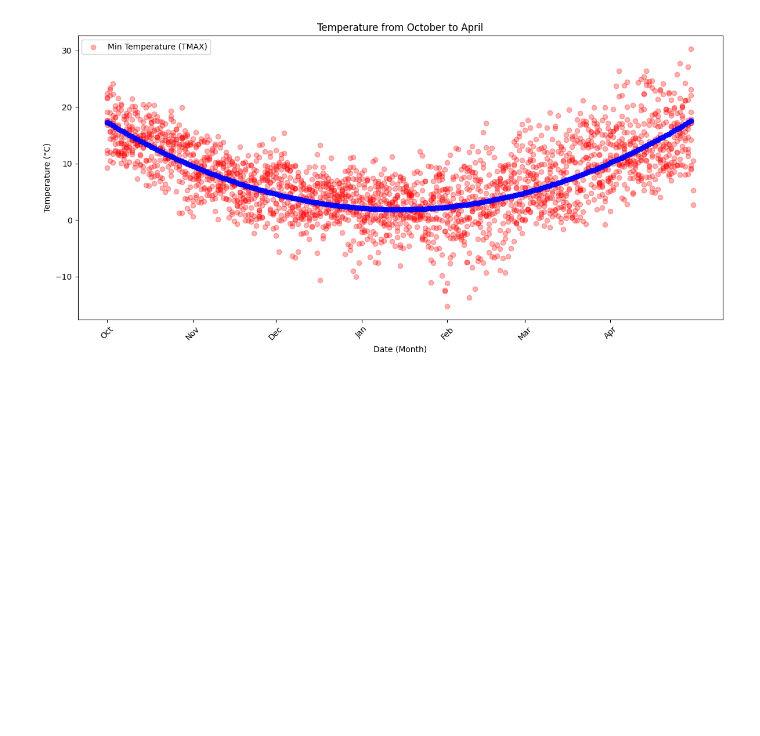
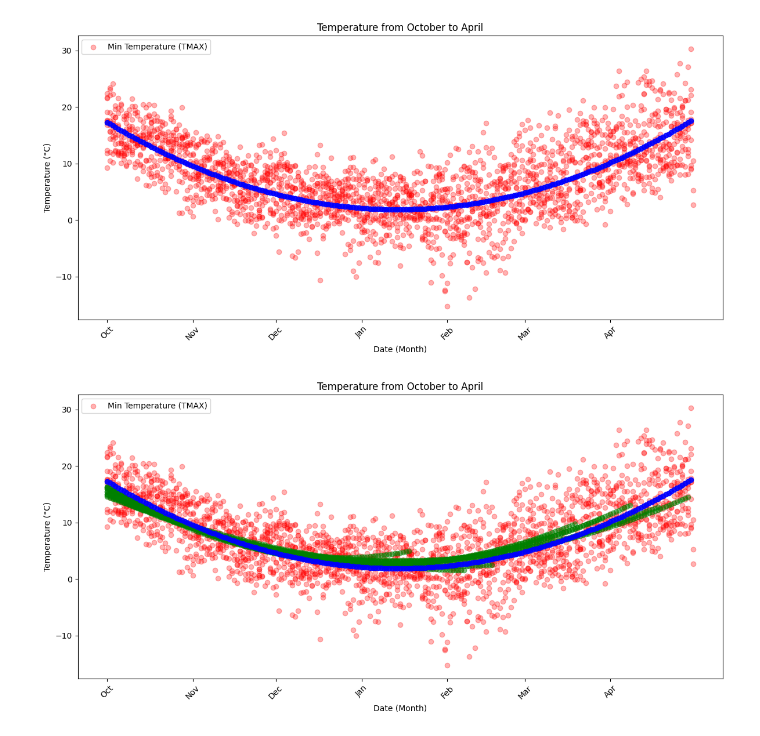
Before and after one commit to BegisM/Contribution-to-Climate-Change-Research, a Jupyter notebook: main_file.ipynb, the cells around one changed output. Drawn from its saved outputs; the diff is of its cells as text; code cells hidden in the pictures; blank space fills up the shorter version.

```diff
--- a/main_file.ipynb
+++ b/main_file.ipynb
@@ -69,11 +69,16 @@ data_1990 = get_single_season_data(1990)
 def check_difference(X, Y, y_mu, y_sigma, x_mu, x_sigma,
                      first_april_temp, first_april_index):
     difference = []
+    W = []
+    B = []
     for i in range(1, 106):
         w, b = train_model(X[:106+i], Y[:106+i])
         if i < 10:
             continue
         diff = []
+        if i % 10 == 0 or i == 105:
+            W.append(w)
+            B.append(b)
         for j in range(0, i):
             temp_prediction = w[0] * X[106+j, 0] + w[1] * X[106+j, 1] + b
             temp_prediction = temp_prediction * y_sigma + y_mu
@@ -83,6 +88,42 @@ def check_difference(X, Y, y_mu, y_sigma, x_mu, x_sigma,
                 diff.append(round(x[0]) - first_april_index)
         if diff:
             difference.append(diff)
-    return difference
+    return difference, W, B
 # %%
-# difference = check_difference(X, new_y, new_y_mu, new_y_sigma, x_mu, x_sigma,first_april_temp, first_april_index)
+difference, W, B = check_difference(X, new_y, new_y_mu, new_y_sigma, x_mu, x_sigma,first_april_temp, first_april_index)
+# %%
+def plot_models(X, w_trained, b_trained, x_mu, x_sigma, y_mu, y_sigma, daily_training_data, W, B):
+    x_plot = normalize_back(X[:, 0], x_mu, x_sigma)
+
+    x_plot_labels = [f"{int(m):02d}-{int(d):02d}" for m, d in [(get_month_day(daily_training_data, round(i) - 1)) for i in x_plot]]
+    months = ['10-01', '11-01', '12-01', '01-01', '02-01', '03-01', '04-01']
+    month_labels = ['Oct', 'Nov', 'Dec', 'Jan', 'Feb', 'Mar', 'Apr']
+    tick_indices = [i for i, label in enumerate(x_plot_labels) if label in months]
+    plt.figure(figsize=(12, 6))
+
+    df_filtered_later = get_data(1950, 1960)
+    plt.scatter(df_filtered_later['MONTH_DAY'], df_filtered_later['TMAX'], color='red', alpha=0.3, label='Min Temperature (TMAX)')
+
+
+    indices = [i for i in range(110, 210, 10)]
+    indices.append(211)
+    for i in range(len(W)):
+        compute_and_plot(X[:indices[i]], W[i], B[i], y_mu, y_sigma, x_plot_labels, 'green', alpha=0.5)
+
+    compute_and_plot(X, w_trained, b_trained, y_mu, y_sigma, x_plot_labels, 'blue', alpha=0.9)
+
+    plt.xlabel("Date (Month)")
+    plt.ylabel("Temperature (°C)")
+    plt.title("Temperature from October to April")
+    plt.legend()
+
+    plt.xticks([x_plot_labels[i] for i in tick_indices], month_labels)
+
+    plt.xticks(rotation=45)
+
+    plt.tight_layout()
+    plt.show()
+
+plot_models(X, w_trained, b_trained, x_mu, x_sigma, y_mu, y_sigma, daily_training_data, W, B)
+# %% [output]
+[figure, added]
```
Also changed, not shown: parts of 1 cell of this notebook.
